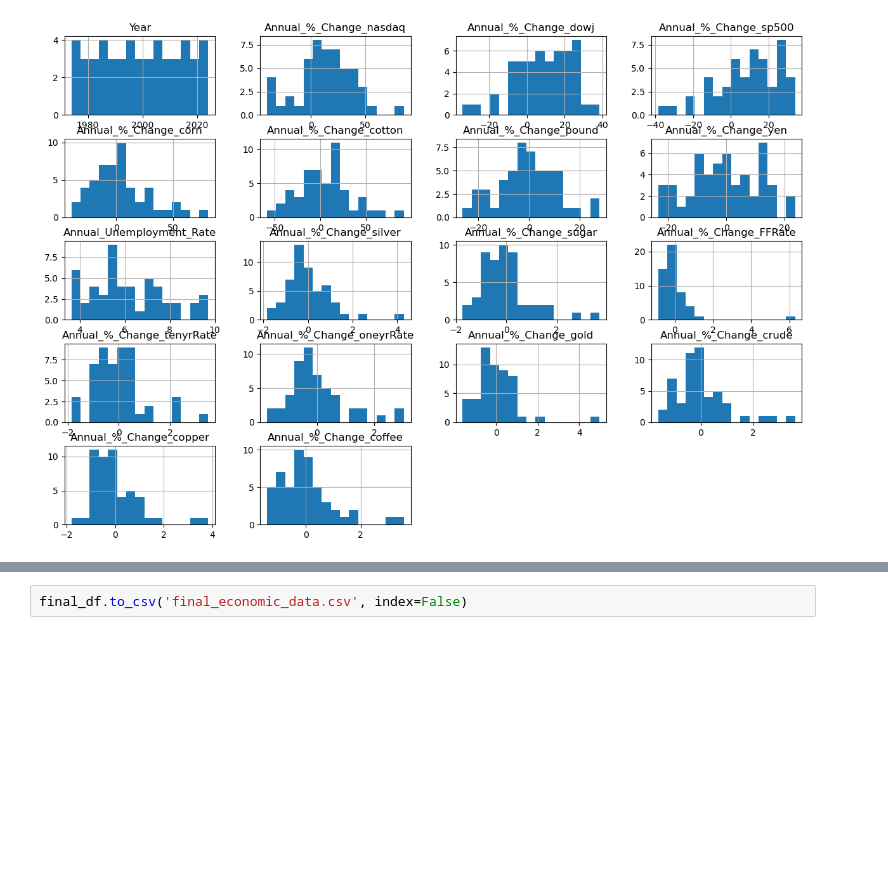
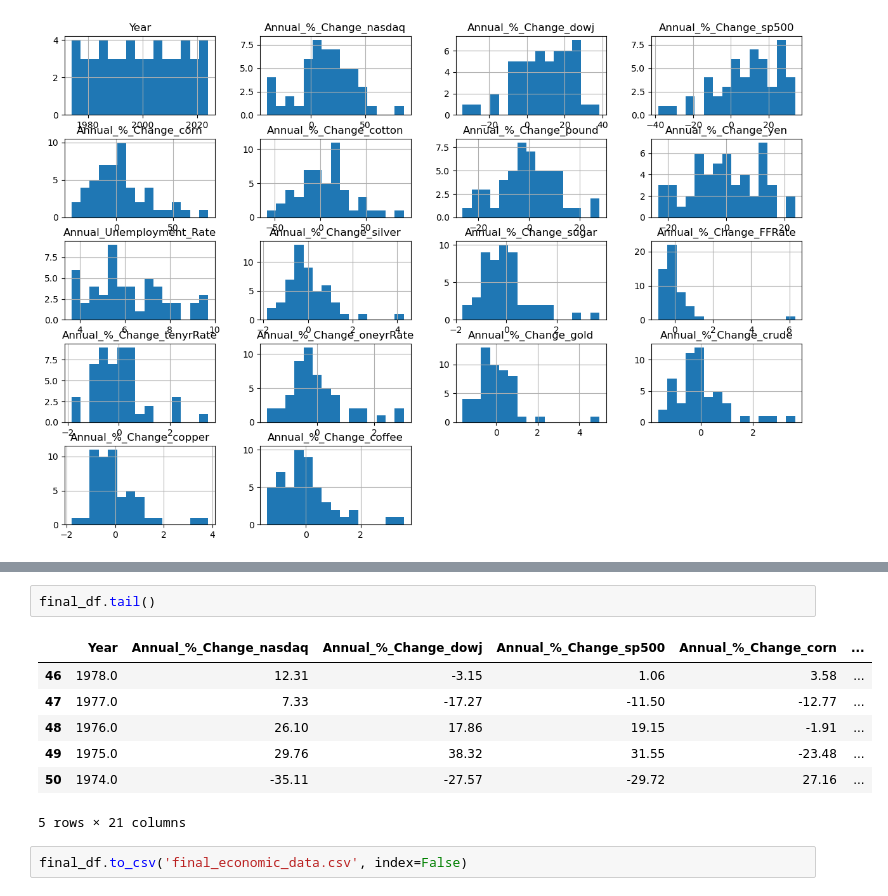
Before and after one commit to patwilliams04/DSCI411-project, a Jupyter notebook: Data_PreProcessing/PreProcessing.ipynb, the cells around one changed output, grey strips where cells are left out. Saved outputs shown, nothing was run; the diff lists cells and outputs as text; blank space fills up the shorter version.

```diff
--- a/Data_PreProcessing/PreProcessing.ipynb
+++ b/Data_PreProcessing/PreProcessing.ipynb
@@ -135,2 +226,12 @@ plt.show()
+# %%
+final_df.tail()
+# %% [output]
+|  | Year | Annual_%_Change_nasdaq | Annual_%_Change_dowj | Annual_%_Change_sp500 | Annual_%_Change_corn | ... |
+| 46 | 1978.0 | 12.31 | -3.15 | 1.06 | 3.58 | ... |
+| 47 | 1977.0 | 7.33 | -17.27 | -11.50 | -12.77 | ... |
+| 48 | 1976.0 | 26.10 | 17.86 | 19.15 | -1.91 | ... |
+| 49 | 1975.0 | 29.76 | 38.32 | 31.55 | -23.48 | ... |
+| 50 | 1974.0 | -35.11 | -27.57 | -29.72 | 27.16 | ... |
+5 rows × 21 columns
 # %%
 final_df.to_csv('final_economic_data.csv', index=False)
```
Also changed, not shown: parts of 6 cells of this notebook, 3 other files.
